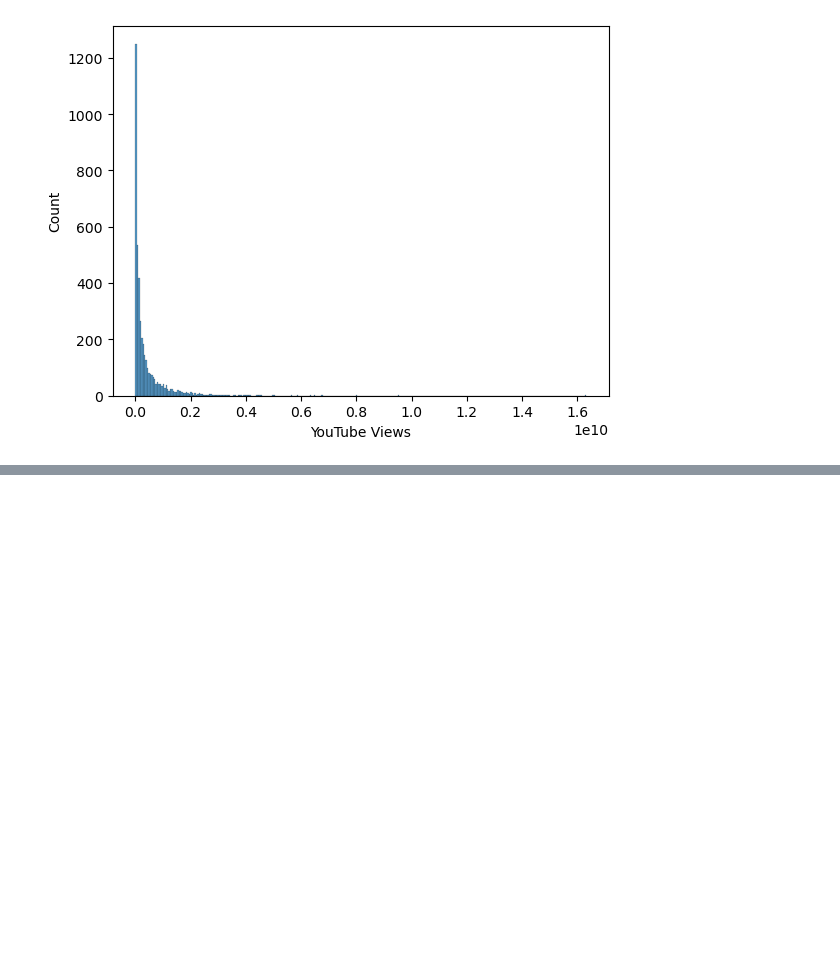
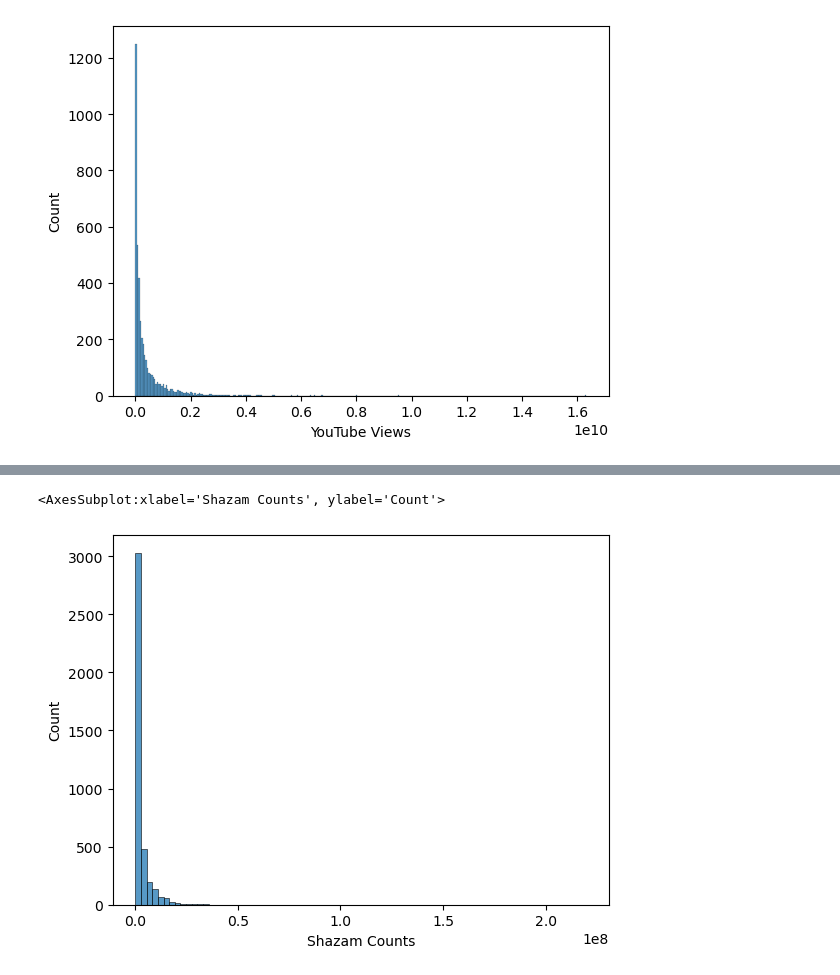
Before and after one commit to CrunchySweet/AI, a Jupyter notebook: Semester1/Spotify/Spotify2024.ipynb, the cells around one changed output, grey strips where cells are left out. Saved outputs shown, nothing was run; the diff lists cells and outputs as text; code cells hidden in the pictures; blank space fills up the shorter version.

```diff
--- a/Semester1/Spotify/Spotify2024.ipynb
+++ b/Semester1/Spotify/Spotify2024.ipynb
@@ -125,0 +139,5 @@ sns.histplot(df, x="YouTube Views",)
+# %%
+sns.histplot(df, x="Shazam Counts", bins=80, kde=False)
+# %% [output]
+<AxesSubplot:xlabel='Shazam Counts', ylabel='Count'>
+[figure, added]
```
Also changed, not shown: parts of 6 cells of this notebook.
